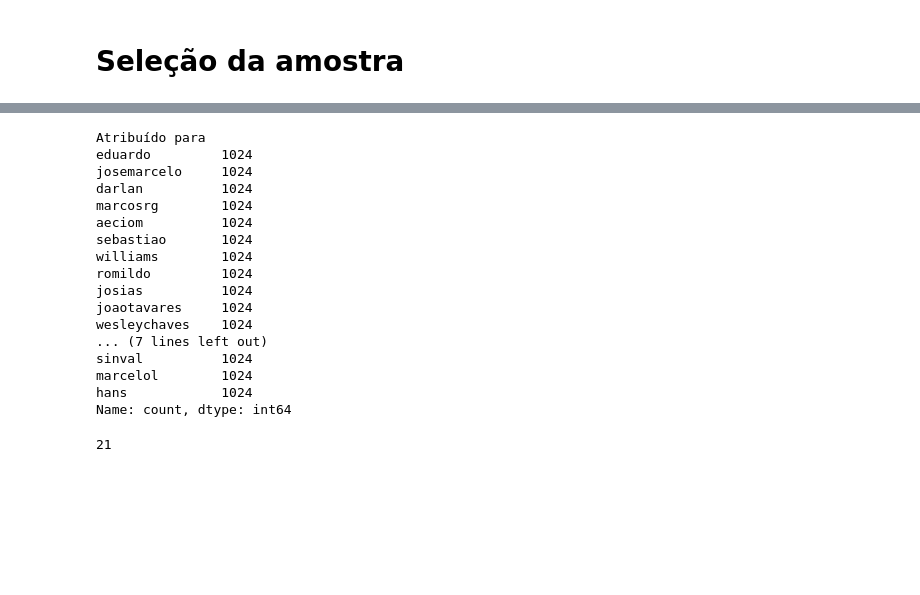
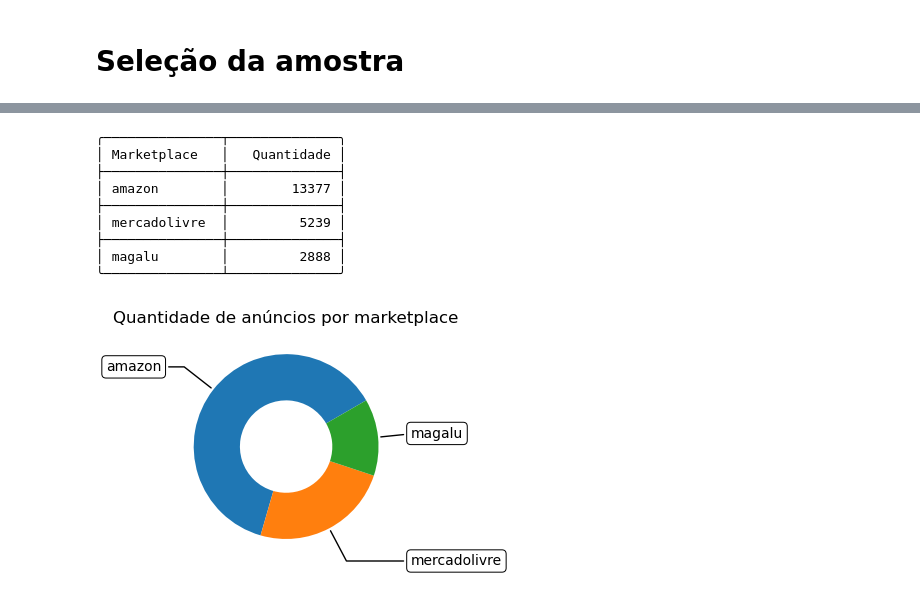
Before and after one commit to InovaFiscaliza/dados-pacp, a Jupyter notebook: sch/notebooks/12_extract_labeling_issues.ipynb, the cells around one changed output, grey strips where cells are left out. Saved outputs shown, nothing was run; the diff lists cells and outputs as text; code cells hidden in the pictures; blank space fills up the shorter version.

```diff
--- a/sch/notebooks/12_extract_labeling_issues.ipynb
+++ b/sch/notebooks/12_extract_labeling_issues.ipynb
@@ -213,33 +256,3 @@ File samples already exists. Did not save.
 # %%
-# título da última tarefa no Fiscaliza
-# as novas terão numeração sequencial a partir desta
-fiscaliza_last_issue = 00000000
-format_title = lambda i: f'LABEL_PACP_2024_{str(i+1+fiscaliza_last_issue).zfill(8)}'
-
-df_fiscaliza = df_samples_to_label.copy()
-df_fiscaliza = df_fiscaliza.reset_index(drop=True)
-
-columns_to_issues = ['nome', 'desc', 'img0', 'img1', 'img2']
-
-df_fiscaliza['Título'] = df_fiscaliza.index.map(format_title)
-df_fiscaliza['Descrição'] = df_fiscaliza[columns_to_issues].apply(lambda row: format_issue(row),axis=1)
-
-df_fiscaliza['Tipo'] = 'Rotulagem de Dados'
-df_fiscaliza['Situação'] = 'Responder pesquisa'
-
-df_fiscaliza['Data de início'] = '29/04/2024'
-df_fiscaliza['Data limite'] = '31/05/2024'
-
-# atribuir as tarefas a cada fiscal
-list_chuncks = [df_fiscaliza[i:i+chunk_size].index for i in range(0,n_samples,chunk_size)]
-
-for i,chunck in enumerate(list_chuncks):
-    df_fiscaliza.loc[chunck,'Atribuído para'] = fiscais[i]
-
-columns_to_issues = ['Tipo', 'Situação', 'Título', 'Descrição', 'Data de início', 'Data limite', 'Atribuído para']
-
-df_fiscaliza.to_parquet(FILE_ISSUES,index=False)
-df_fiscaliza[columns_to_issues].to_csv(FILE_ISSUES_TO_FISCALIZA,index=False,sep=';')
-
-df_fiscaliza[columns_to_issues]
+df_fiscaliza['Atribuído para'].value_counts()
 # %% [output]
@@ -259,24 +276,17 @@ df_fiscaliza[columns_to_issues]
-# %%
-df_fiscaliza['Atribuído para'].value_counts()
-# %% [output]
-Atribuído para
-eduardo         1024
-josemarcelo     1024
-darlan          1024
-marcosrg        1024
-aeciom          1024
-sebastiao       1024
-williams        1024
-romildo         1024
-josias          1024
-joaotavares     1024
-wesleychaves    1024
-... (7 lines left out)
-sinval          1024
-marcelol        1024
-hans            1024
-Name: count, dtype: int64
-# %%
-len(list_chuncks)
-# %% [output]
-21
+# %%
+qt_anuncios = df_fiscaliza['marketplace'].value_counts()
+labels, values = qt_anuncios.index, qt_anuncios.values
+
+print(tabulate({'Marketplace': list(qt_anuncios.index), 'Quantidade': list(qt_anuncios.values)},headers="keys",intfmt=',',tablefmt='rounded_grid').replace(',','.'))
+plot_donut(labels,values, 'Quantidade de anúncios por marketplace',startangle=30)
+# %% [output]
+╭───────────────┬──────────────╮
+│ Marketplace   │   Quantidade │
+├───────────────┼──────────────┤
+│ amazon        │        13377 │
+├───────────────┼──────────────┤
+│ mercadolivre  │         5239 │
+├───────────────┼──────────────┤
+│ magalu        │         2888 │
+╰───────────────┴──────────────╯
+[figure, added]
```
Also changed, not shown: parts of 5 cells of this notebook.
